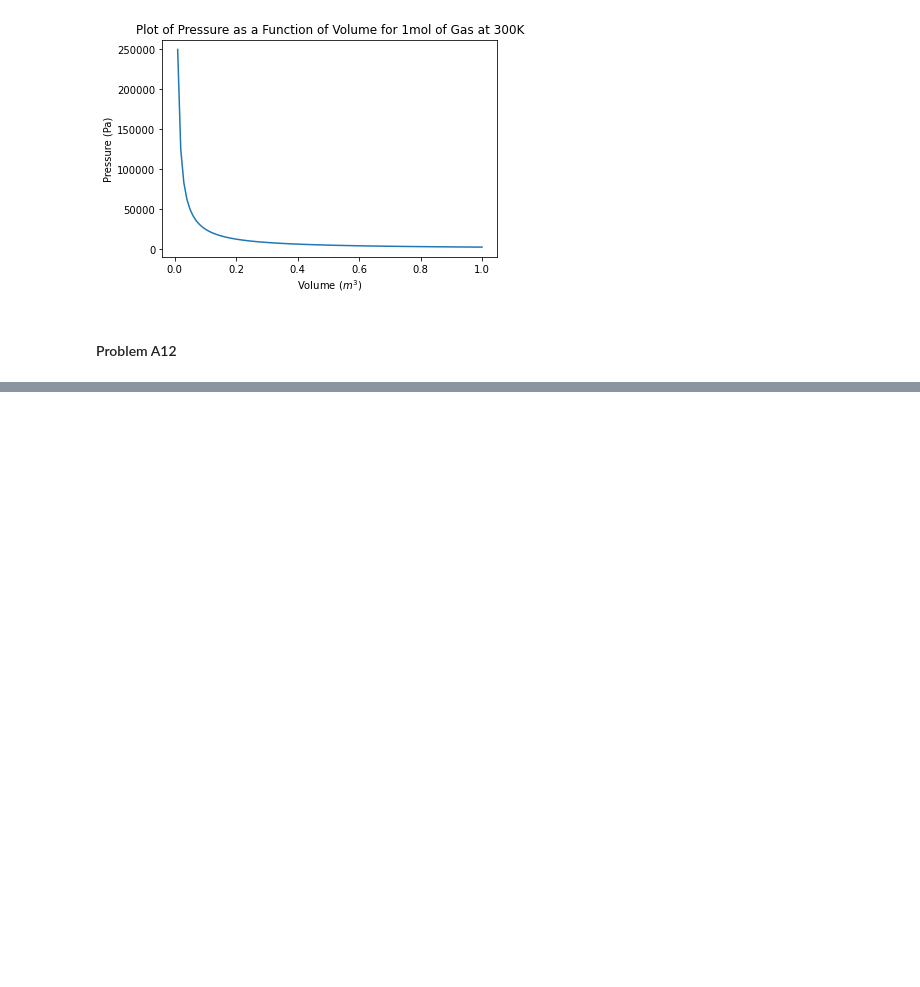
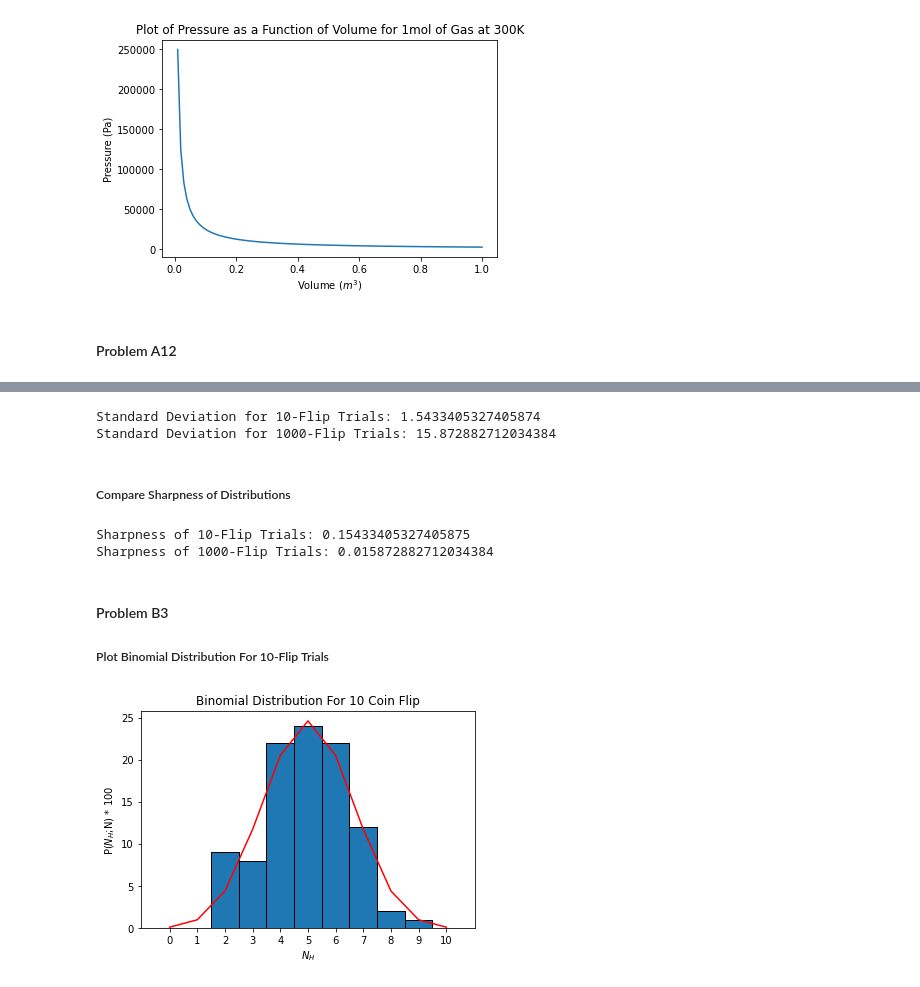
Before and after one commit to benf549/PChem-Problem-Sets, a Jupyter notebook: Problem Set 1.ipynb, the cells around one changed output, grey strips where cells are left out. Drawn from its saved outputs; the diff is of its cells as text; code cells hidden in the pictures; blank space fills up the shorter version.

```diff
--- a/Problem Set 1.ipynb
+++ b/Problem Set 1.ipynb
@@ -170,0 +203,42 @@ plt.legend([plot1, plot2], ["300K", "150K"], title="Gas Temperature")
+# %%
+std_dev_10 = np.std(count_array)
+std_dev_1000 = np.std(thousand_count_array)
+print("Standard Deviation for 10-Flip Trials: {}".format(std_dev_10))
+print("Standard Deviation for 1000-Flip Trials: {}".format(std_dev_1000))
+# %% [output]
+Standard Deviation for 10-Flip Trials: 1.5433405327405874
+Standard Deviation for 1000-Flip Trials: 15.872882712034384
+# %% [markdown]
+<h5>Compare Sharpness of Distributions</h5>
+# %%
+sharpness_10 = std_dev_10 / 10
+sharpness_1000 = std_dev_1000 / 1000
+
+print("Sharpness of 10-Flip Trials: {}".format(sharpness_10))
+print("Sharpness of 1000-Flip Trials: {}".format(sharpness_1000))
+# %% [output]
+Sharpness of 10-Flip Trials: 0.15433405327405875
+Sharpness of 1000-Flip Trials: 0.015872882712034384
+# %% [markdown]
+<h4>Problem B3</h4>
+<h5>Plot Binomial Distribution For 10-Flip Trials</h5>
+# %%
+# P(Nh ; N) = (N! / (a!*(n-a)!)) * (Pa**a) * (1-Pa**N-a)
+
+def binomial(Nh, Ntot):
+    Pa = 0.5
+    out = (np.math.factorial(Ntot) / (np.math.factorial(Nh)*np.math.factorial(Ntot - Nh))) * (Pa**Nh) * ((1-Pa)**(Ntot-Nh))
+    return out
+
+range = np.arange(0,11, 1)
+output = [binomial(x, 10) for x in range]
+
+plt.hist(count_array, bins = bins, align="left", ec="black")
+plt.plot([x * 100 for x in output], 'red') #use scale factor of 100 for 100 trials so that P(Nh)*100 trials is expected number per trial
+plt.xticks(range)
+plt.xlabel("$N_H$")
+plt.ylabel("P($N_H$;N) * 100")
+plt.title("Binomial Distribution For 10 Coin Flip")
+print("", end="")
+# %% [output]
+[figure, added]
```
Also changed, not shown: parts of 20 cells of this notebook.
